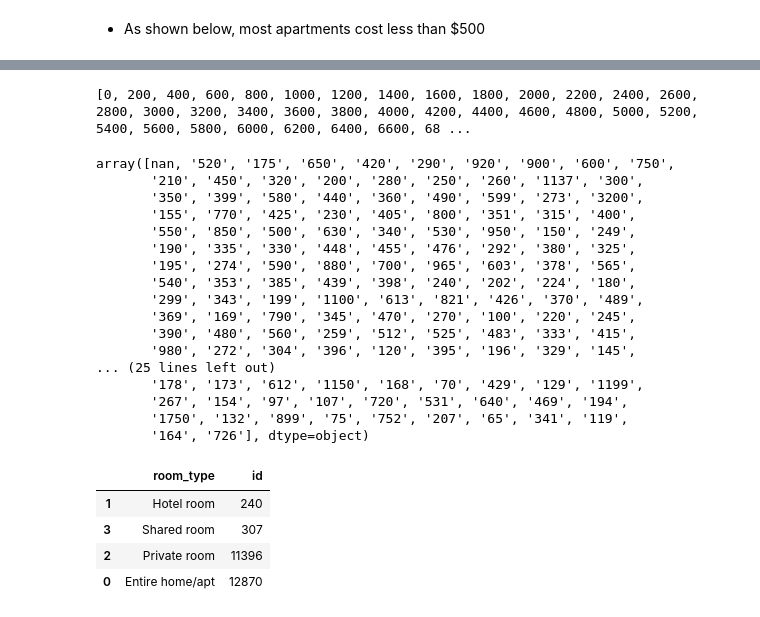
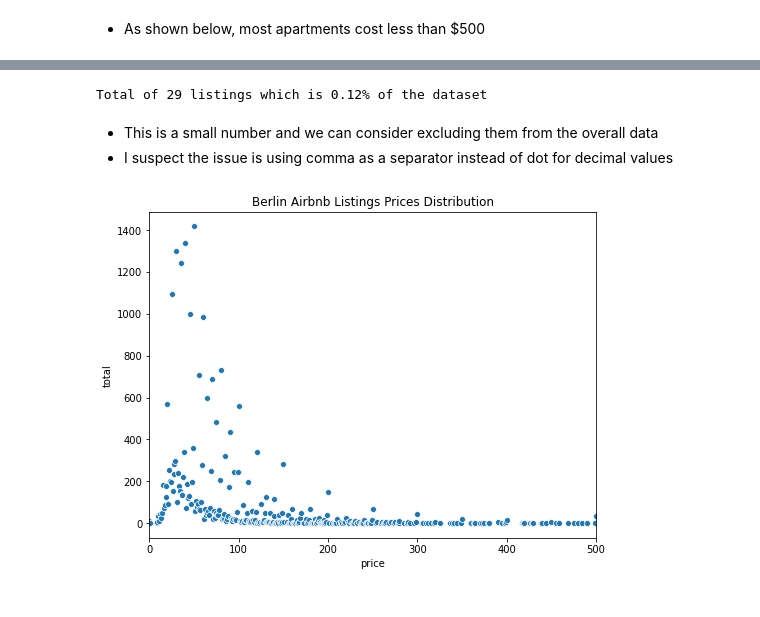
Before and after one commit to wkirui/Airbnb-Price-Prediction, a Jupyter notebook: Airbnb Data Data Processing.ipynb, the cells around one changed output, grey strips where cells are left out. Cells and saved outputs as stored; diff of their text form; code cells hidden in the pictures.

```diff
--- a/Airbnb Data Data Processing.ipynb
+++ b/Airbnb Data Data Processing.ipynb
@@ -85,33 +81,19 @@ selected_cols[selected_cols['price']>500].head()
-# %%
-num_list =[x for x in range(8000) if x%200==0]
-print(num_list)
-# %% [output]
-[0, 200, 400, 600, 800, 1000, 1200, 1400, 1600, 1800, 2000, 2200, 2400, 2600, 2800, 3000, 3200, 3400, 3600, 3800, 4000, 4200, 4400, 4600, 4800, 5000, 5200, 5400, 5600, 5800, 6000, 6200, 6400, 6600, 68 ...
-# %%
-listings_data['weekly_price'].unique()
-# %% [output]
-array([nan, '520', '175', '650', '420', '290', '920', '900', '600', '750',
-       '210', '450', '320', '200', '280', '250', '260', '1137', '300',
-       '350', '399', '580', '440', '360', '490', '599', '273', '3200',
-       '155', '770', '425', '230', '405', '800', '351', '315', '400',
-       '550', '850', '500', '630', '340', '530', '950', '150', '249',
-       '190', '335', '330', '448', '455', '476', '292', '380', '325',
-       '195', '274', '590', '880', '700', '965', '603', '378', '565',
-       '540', '353', '385', '439', '398', '240', '202', '224', '180',
-       '299', '343', '199', '1100', '613', '821', '426', '370', '489',
-       '369', '169', '790', '345', '470', '270', '100', '220', '245',
-       '390', '480', '560', '259', '512', '525', '483', '333', '415',
-       '980', '272', '304', '396', '120', '395', '196', '329', '145',
-... (25 lines left out)
-       '178', '173', '612', '1150', '168', '70', '429', '129', '1199',
-       '267', '154', '97', '107', '720', '531', '640', '469', '194',
-       '1750', '132', '899', '75', '752', '207', '65', '341', '119',
-       '164', '726'], dtype=object)
-# %%
-listings_data.groupby('room_type')['id'].count().reset_index().sort_values(by='id')
-# %% [output]
-|  | room_type | id |
-| 1 | Hotel room | 240 |
-| 3 | Shared room | 307 |
-| 2 | Private room | 11396 |
-| 0 | Entire home/apt | 12870 |
+# %%
+# check listings that cost more than $2500
+listings_with_prices_above_2500 = listings_data[listings_data['price']>2500]
+print("Total of",listings_with_prices_above_2500.shape[0],"listings which is",
+      str(round((listings_with_prices_above_2500.shape[0]/len(listings_data))*100,2))+"% of the dataset")
+# %% [output]
+Total of 29 listings which is 0.12% of the dataset
+# %% [markdown]
+- This is a small number and we can consider excluding them from the overall data
+- I suspect the issue is using comma as a separator instead of dot for decimal values
+# %%
+# zoom in apartments that cost $500 or less
+fig,ax=plt.subplots(figsize=(8,6))
+sns.scatterplot('price','total',data=price_dist,ax=ax)
+plt.xlim(0,500)
+plt.title("Berlin Airbnb Listings Prices Distribution")
+plt.show()
+# %% [output]
+[figure, added]
```
Also changed, not shown: parts of 17 cells of this notebook.
